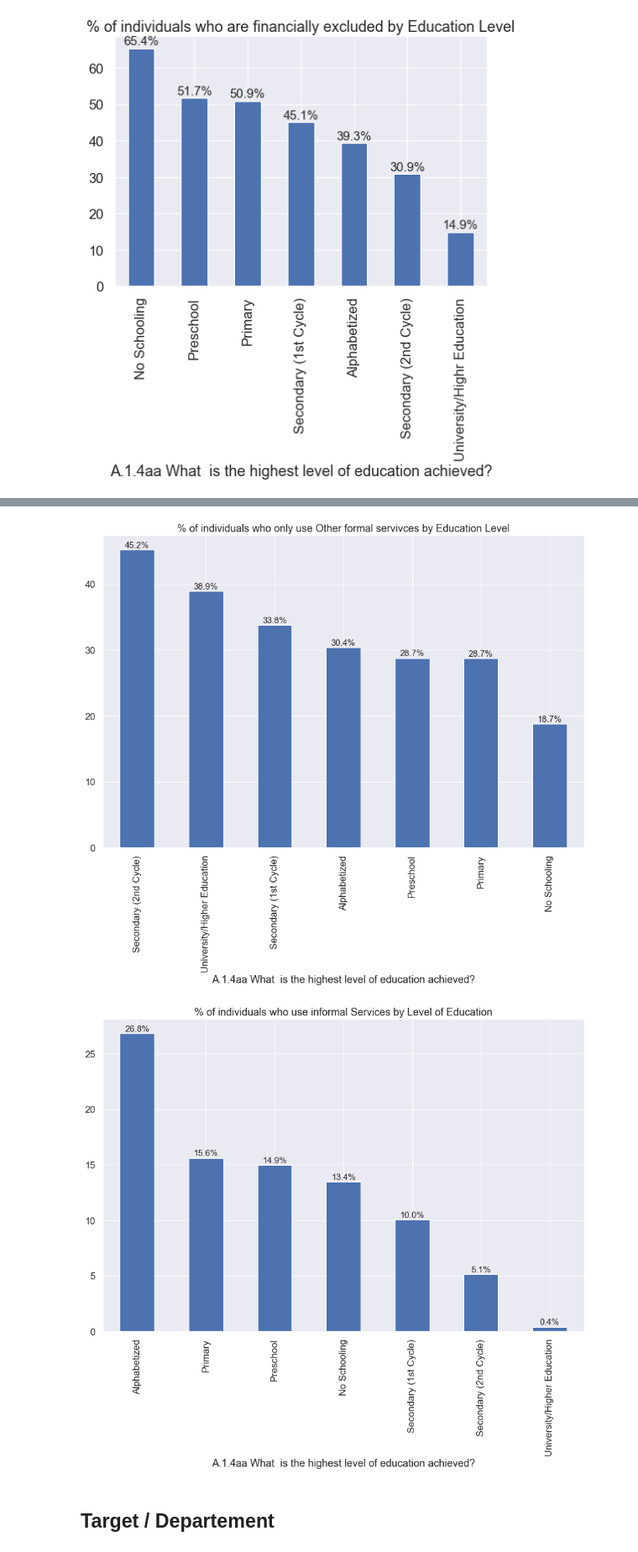
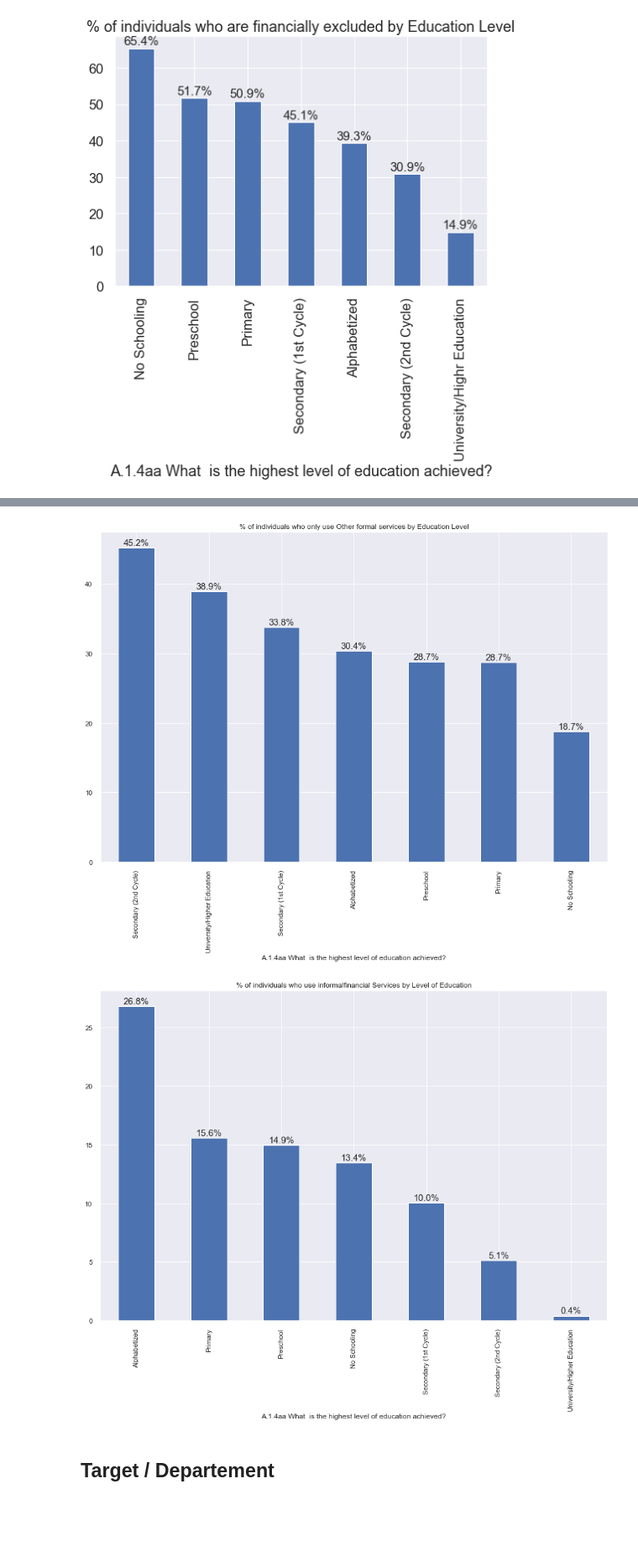
Before and after one commit to VIP509/Finance-Inclusion-1, a Jupyter notebook: Financial Inclusion EDA.ipynb, the cells around one changed output, grey strips where cells are left out. Shown at 84% size. Saved outputs shown, nothing was run; the diff lists cells and outputs as text; code cells hidden in the pictures; blank space fills up the shorter version.

```diff
--- a/Financial Inclusion EDA.ipynb
+++ b/Financial Inclusion EDA.ipynb
@@ -506,7 +507,7 @@ ax = ((df1[df1['Financial Access Strand']==2].groupby(['A.1.4aa What  is the hig
  5.0: 'Secondary (1st Cycle)',
  6.0: 'Secondary (2nd Cycle)',
  7.0: 'University/Higher Education'}).plot.bar()
-fig = plt.gcf()
+
 fig.set_size_inches(15, 10)
 plt.title("% of individuals who only use Other formal services by Education Level")
 for bar in ax.patches:
@@ -516,26 +517,26 @@ for bar in ax.patches:
                    size=15, xytext=(0, 8),
                    textcoords='offset points')
 # %% [output]
-[figure, old version]
+[figure, new version]
 # %%
 ax  = ((df1[df1['Financial Access Strand']==3].groupby(['A.1.4aa What  is the highest level of education achieved?'])['Financial Access Strand'].count()*100)/(df1.groupby(['A.1.4aa What  is the highest level of education achieved?'])['Financial Access Strand'].count())).sort_values(ascending = False).rename(index = {1: 'No Schooling',
  2.0: 'Alphabetized',
  3.0: 'Preschool',
  4.0: 'Primary',
  5.0: 'Secondary (1st Cycle)',
  6.0: 'Secondary (2nd Cycle)',
  7.0: 'University/Higher Education'}).plot.bar()
 
 fig = plt.gcf()
 fig.set_size_inches(15, 10)
-plt.title("% of individuals who use informal Services by Level of Education")
+plt.title("% of individuals who use informalfinancial Services by Level of Education")
 for bar in ax.patches:
     ax.annotate('{:.1f}%'.format(bar.get_height()),
                    (bar.get_x() + bar.get_width() / 2,
                     bar.get_height()), ha='center', va='center',
                    size=15, xytext=(0, 8),
                    textcoords='offset points')
 # %% [output]
-[figure, old version]
+[figure, new version]
 # %% [markdown]
 ## Target / Departement
```
Also changed, not shown: parts of 14 cells of this notebook, 2 other files.
